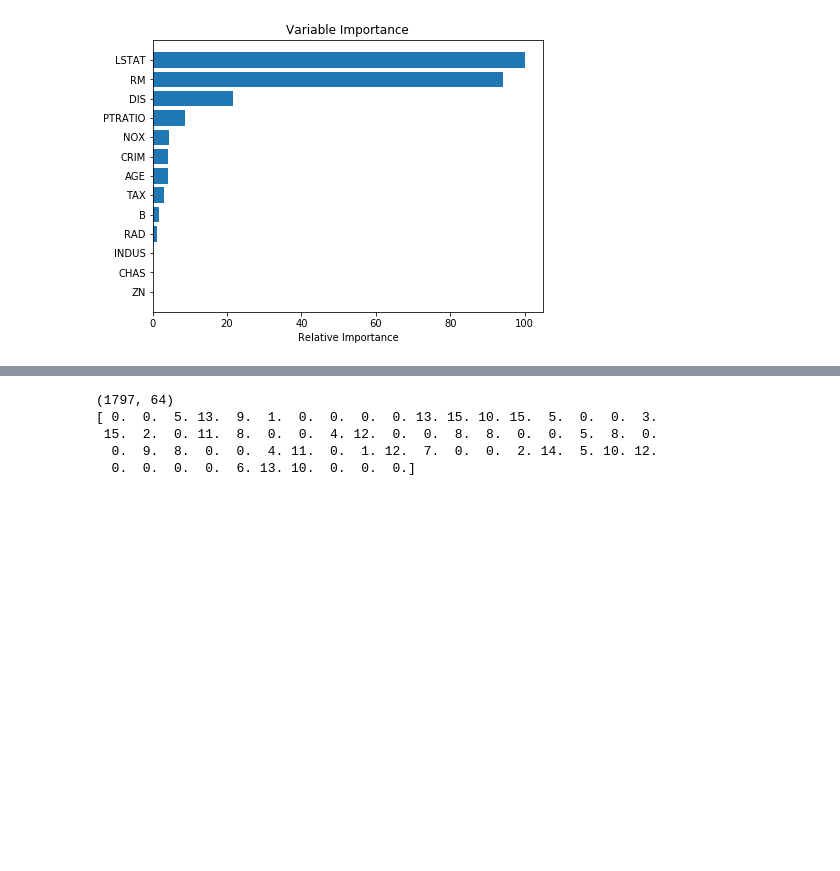
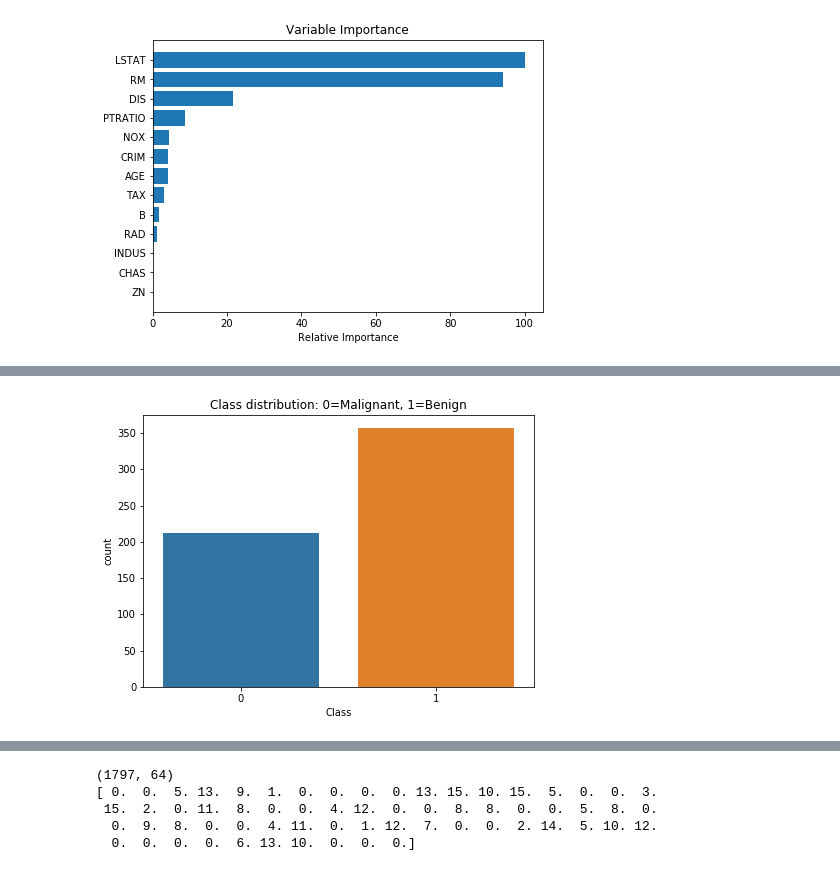
Before and after one commit to tjs23/python_ml_course, a Jupyter notebook: LMB_Python_Machine_Learning.ipynb, the cells around one changed output, grey strips where cells are left out. Saved outputs shown, nothing was run; the diff lists cells and outputs as text; code cells hidden in the pictures; blank space fills up the shorter version.

```diff
--- a/LMB_Python_Machine_Learning.ipynb
+++ b/LMB_Python_Machine_Learning.ipynb
@@ -1080,0 +1103,8 @@ plt.show()
+# %%
+# Load and prepare the Wisconsin breast cancer dataset.
+
+from sklearn.datasets import load_breast_cancer
+
+wisconsin = load_breast_cancer()
+
+print(wisconsin.DESCR)
@@ -1080,0 +1131,11 @@ plt.show()
+# %%
+import pandas as pd # Import the pandas package
+
+# Make feature and target data frames
+df_features = pd.DataFrame(data=wisconsin.data, columns=wisconsin.feature_names)
+df_target = pd.DataFrame(data=wisconsin.target, columns=['Class'])
+
+# Join the two data frames together
+df_all = pd.concat([df_features, df_target], axis=1)
+
+df_all.head()
@@ -1080,0 +1150,8 @@ plt.show()
+# %%
+# Use seaborn to plot the class distribution
+plt.figure(figsize=(7,5))
+sns.countplot('Class', data=df_target)
+plt.title('Class distribution: 0=Malignant, 1=Benign')
+plt.show()
+# %% [output]
+[figure, added]
```
Also changed, not shown: parts of 23 cells of this notebook.
